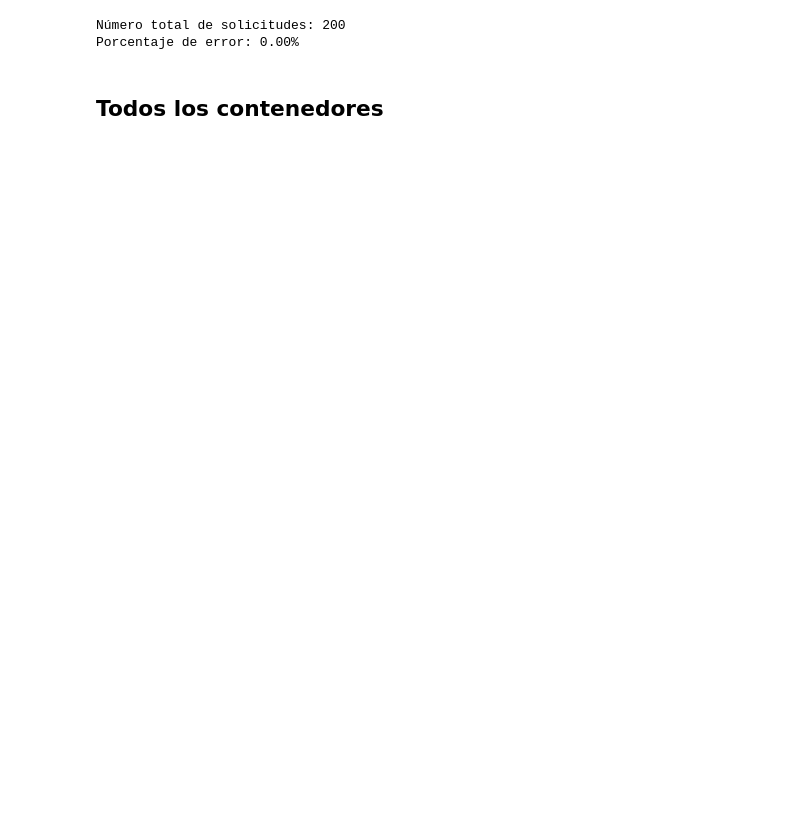
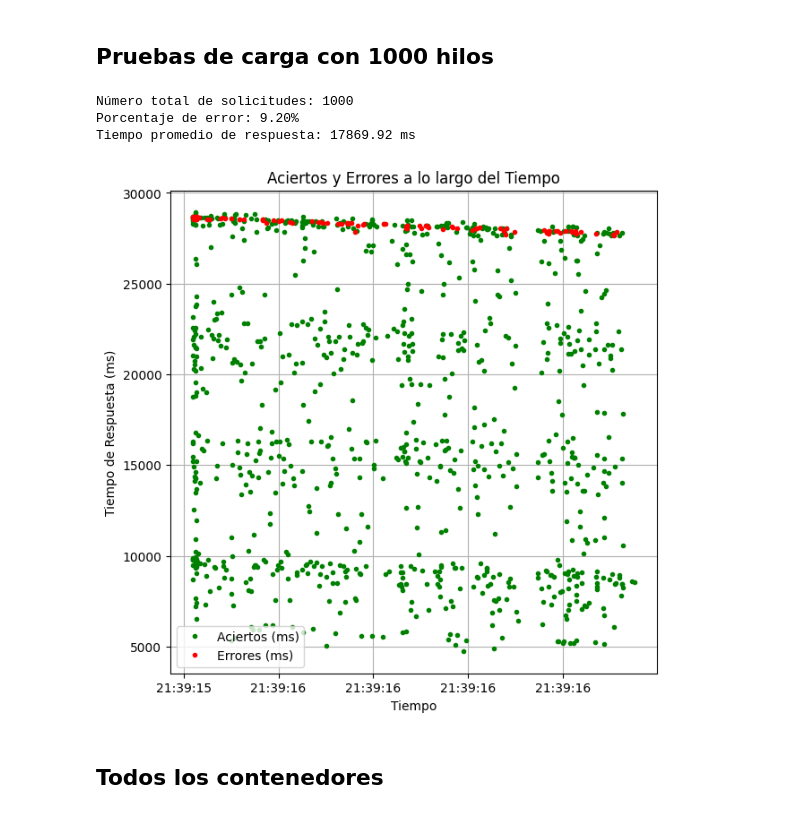
Before and after one commit to DanielXMPB/pruebas-coma, a Jupyter notebook: grafic_results.ipynb, the cells around one changed output. Saved outputs shown, nothing was run; the diff lists cells and outputs as text; code cells hidden in the pictures; blank space fills up the shorter version.

```diff
--- a/grafic_results.ipynb
+++ b/grafic_results.ipynb
@@ -104,22 +150,50 @@ plt.show()
-# %%
-# Contar el número total de filas
-total_requests = len(df)
-
-# Filtrar las filas donde la columna 'success' es False
-errores = df[df['success'] == False]
-
-# Contar el número de filas con errores
-num_errores = len(errores)
-
-# Calcular el porcentaje de errores
-porcentaje_error = (num_errores / total_requests) * 100
-
-# Imprimir el porcentaje de errores
-print(f'Número total de solicitudes: {total_requests}')
-print(f'Porcentaje de error: {porcentaje_error:.2f}%')
-# %% [output]
-Número total de solicitudes: 200
-Porcentaje de error: 0.00%
+# %% [markdown]
+## Pruebas de carga con 1000 hilos
+# %%
+# Leer el archivo CSV
+df_new_1000 = pd.read_csv('./results/new_server_results_1000.jtl', sep=',', skip_blank_lines=True, on_bad_lines='warn')
+
+# Filtrar las filas donde 'label' tenga un valor específico
+df_new_1000 = df_new_1000[df_new_1000['label'] == 'sistemas']
+# %%
+# Convertir el timestamp a un formato de fecha y hora
+df_new_1000['timeStamp'] = pd.to_datetime(df_new_1000['timeStamp'], unit='ms')
+
+# Filtrar los datos por éxito y fallo
+success_df = df_new_1000[df_new_1000['success'] == True]
+failure_df = df_new_1000[df_new_1000['success'] == False]
+
+# Contar el número total de filas
+total_requests = len(df_new_1000)
+num_errores = len(failure_df)
+
+# Calcular el porcentaje de errores
+porcentaje_error = (num_errores / total_requests) * 100
+
+# Calcular el tiempo promedio de respuesta para las solicitudes exitosas
+tiempo_promedio_respuesta_exitosas = success_df['elapsed'].mean()
+
+# Imprimir datos
+print(f'Número total de solicitudes: {total_requests}')
+print(f'Porcentaje de error: {porcentaje_error:.2f}%')
+print(f'Tiempo promedio de respuesta: {tiempo_promedio_respuesta_exitosas:.2f} ms')
+
+# Crear la figura
+plt.figure(figsize=(7, 7))
+plt.plot(success_df['timeStamp'], success_df['elapsed'], 'g.', label='Aciertos (ms)')
+plt.plot(failure_df['timeStamp'], failure_df['elapsed'], 'r.', label='Errores (ms)')
+plt.xlabel('Tiempo')
+plt.ylabel('Tiempo de Respuesta (ms)')
+plt.title('Aciertos y Errores a lo largo del Tiempo')
+plt.legend()
+plt.grid(True)
+plt.gca().xaxis.set_major_formatter(mdates.DateFormatter('%H:%M:%S'))
+plt.show()
+# %% [output]
+Número total de solicitudes: 1000
+Porcentaje de error: 9.20%
+Tiempo promedio de respuesta: 17869.92 ms
+[figure, added]
 # %% [markdown]
 ## Todos los contenedores
 # %%
```
Also changed, not shown: parts of 17 cells of this notebook, 54 other files.
